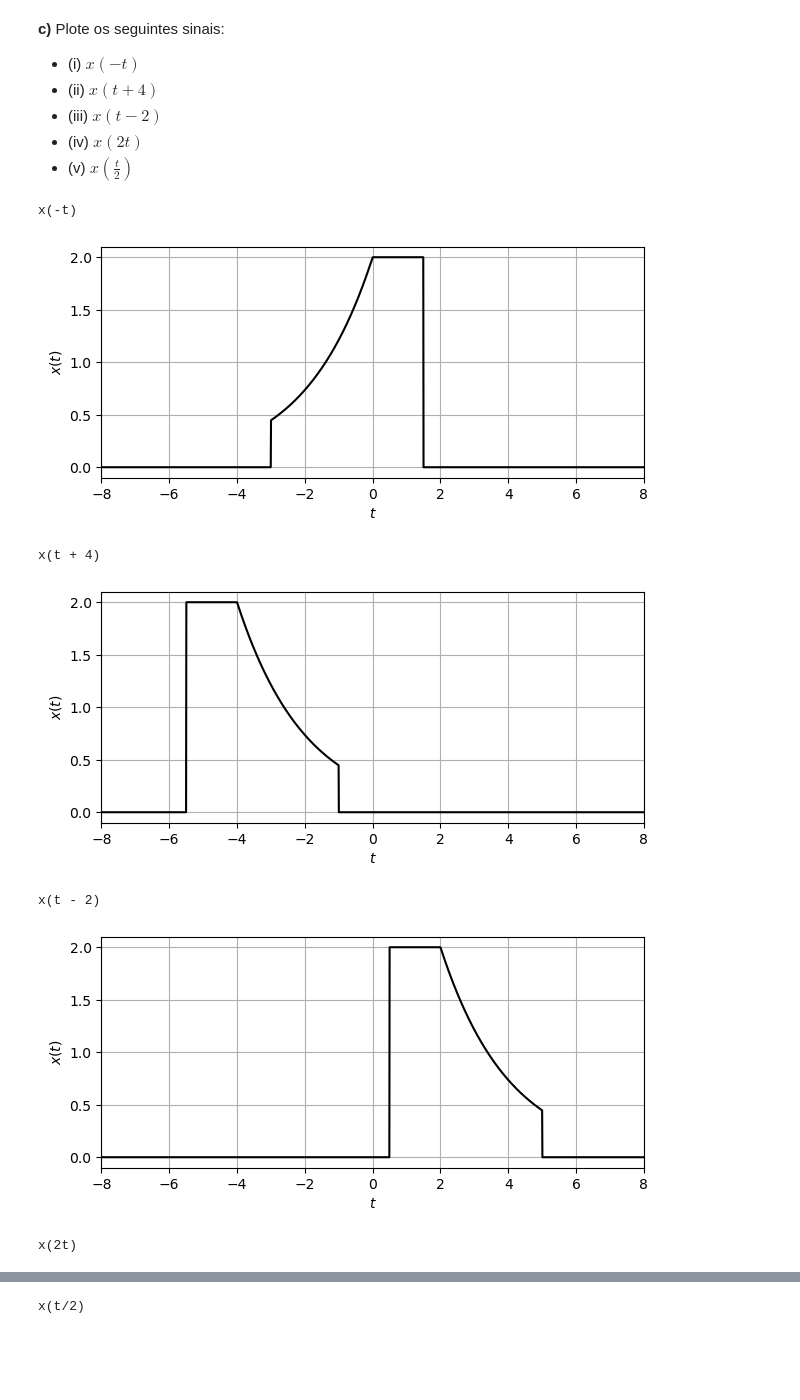
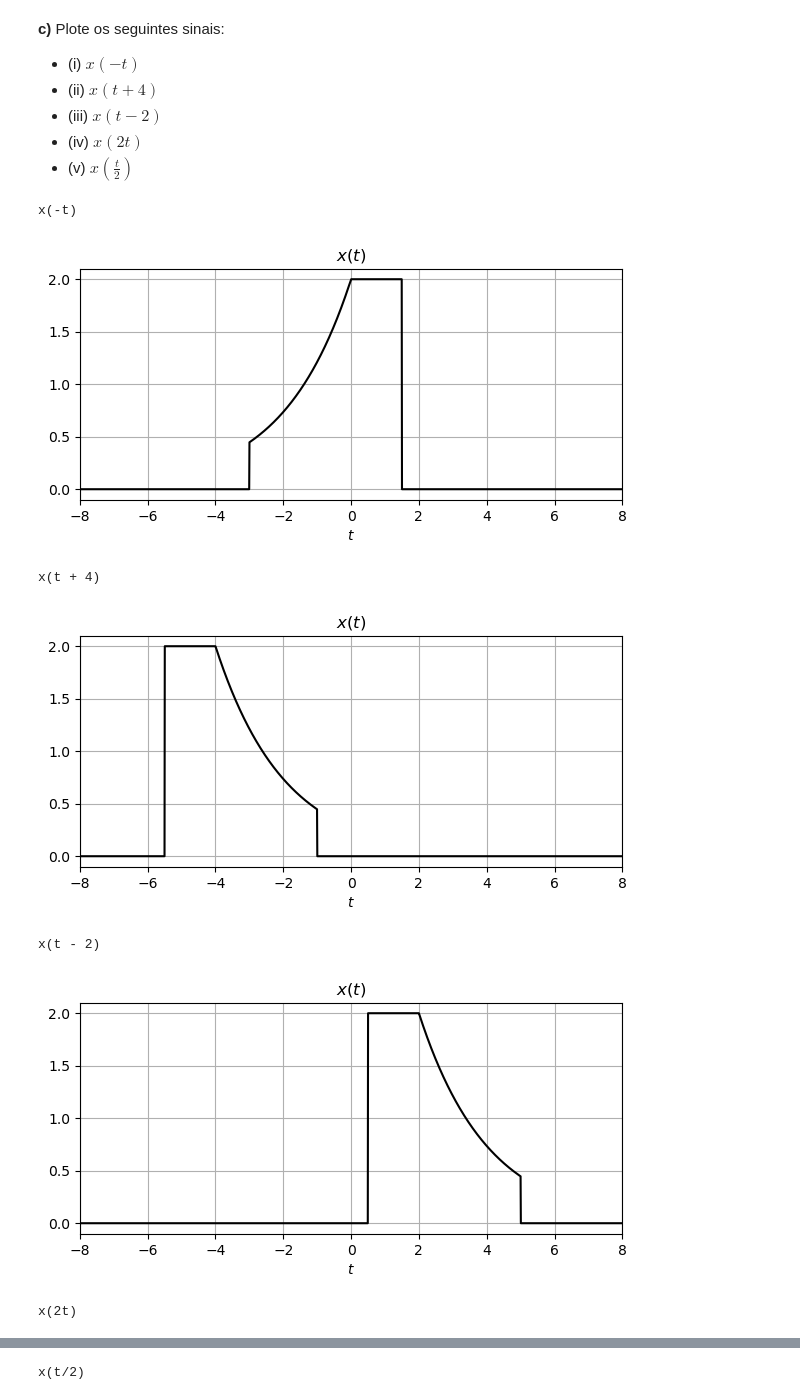
Before and after one commit to eltonlima01/signals-and-systems, a Jupyter notebook: 1st-Computational-Assignment/main.ipynb, the cells around one changed output, grey strips where cells are left out. Drawn from its saved outputs; the diff is of its cells as text; code cells hidden in the pictures; blank space fills up the shorter version.

```diff
--- a/1st-Computational-Assignment/main.ipynb
+++ b/1st-Computational-Assignment/main.ipynb
@@ -73,7 +75,7 @@ $x(t) = (2)[u(t + 1.5) - u(t)] + (2e^{-\frac{t}{2}})[u(t) - u(t - 3)]$
 **b)** Plote o sinal $x(t)$.
 # %%
 t1, t2 = -2.5, 4
-t = numpy.linspace (t1, t2, points)
+t = np.linspace (t1, t2, points)
 
 u1 = 1.0 * (t >= -1.5)
 u2 = 1.0 * (t >= 0)
@@ -81,14 +83,14 @@ x1 = (2) * (u1 - u2)
 
 u1 = 1.0 * (t >= 0)
 u2 = 1.0 * (t >= 3)
-x2 = (2 * numpy.exp (-t/2)) * (u1 - u2)
+x2 = (2 * np.exp (-t/2)) * (u1 - u2)
 
 x = x1 + x2
 
 plt.figure (figsize = (7, 3))
 plt.plot (t, x, "k")
 plt.xlabel ("$t$")
-plt.ylabel ("$x(t)$")
+plt.title("$x(t)$")
 plt.xlim ([t1, t2])
 plt.grid ()
 plt.show ()
@@ -104,7 +106,7 @@ plt.show ()
 - (v) $x(\frac{t}{2})$
 # %%
 t1, t2 = -8, 8
-t = numpy.linspace (t1, t2, 2000)
+t = np.linspace (t1, t2, 2000)
 
 def plot (time):
     u1 = 1.0 * (time >= -1.5)
@@ -112,38 +114,38 @@ def plot (time):
     x1 = (2) * (u1 - u2)
 
     u1 = 1.0 * (time >= 0)
     u2 = 1.0 * (time >= 3)
-    x2 = (2 * numpy.exp (-time/2)) * (u1 - u2)
+    x2 = (2 * np.exp (-time/2)) * (u1 - u2)
 
     x = x1 + x2
 
     plt.figure (figsize = (7, 3))
     plt.plot (t, x, "k")
     plt.xlabel ("$t$")
-    plt.ylabel ("$x(t)$")
+    plt.title("$x(t)$")
     plt.xlim ([t1, t2])
     plt.grid ()
     plt.show ()
 
 print ("x(-t)")
 plot (-t)
 
 print ("x(t + 4)")
 plot (t + 4)
 
 print ("x(t - 2)")
 plot (t - 2)
 
 print ("x(2t)")
 plot (2 * t)
 
 print ("x(t/2)")
 plot (t/2)
 # %% [output]
 x(-t)
-[figure, old version]
+[figure, new version]
 x(t + 4)
-[figure, old version]
+[figure, new version]
 x(t - 2)
-[figure, old version]
+[figure, new version]
 x(2t)
```
Also changed, not shown: parts of 10 cells of this notebook.
